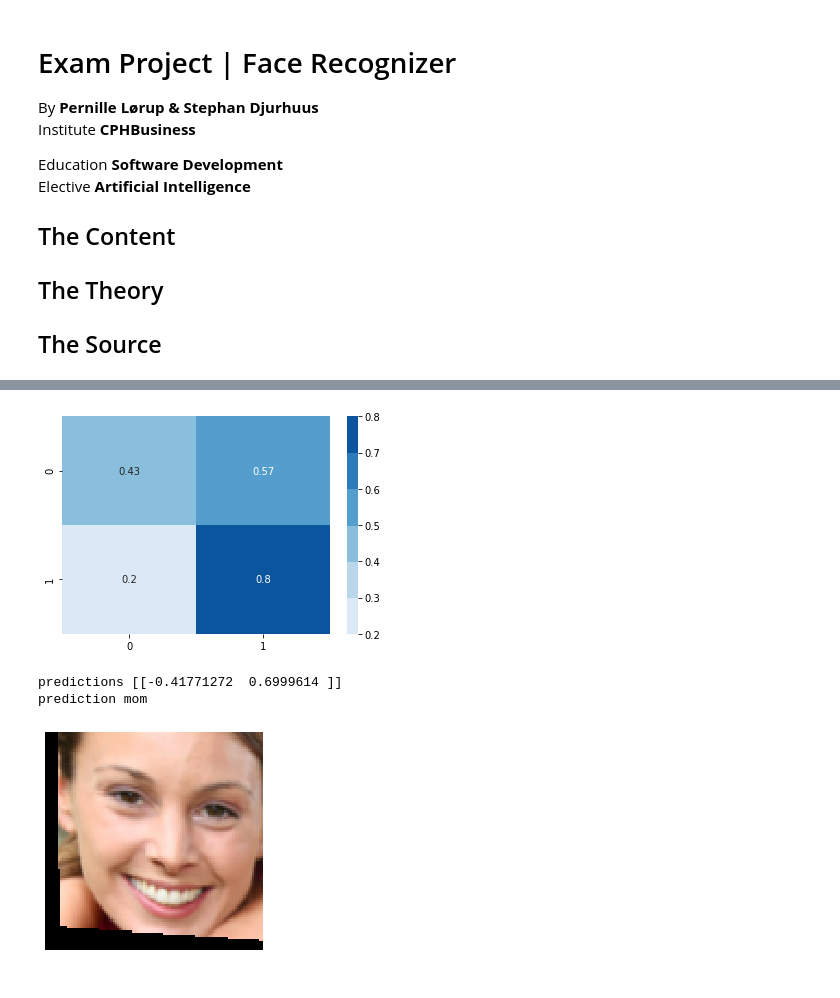
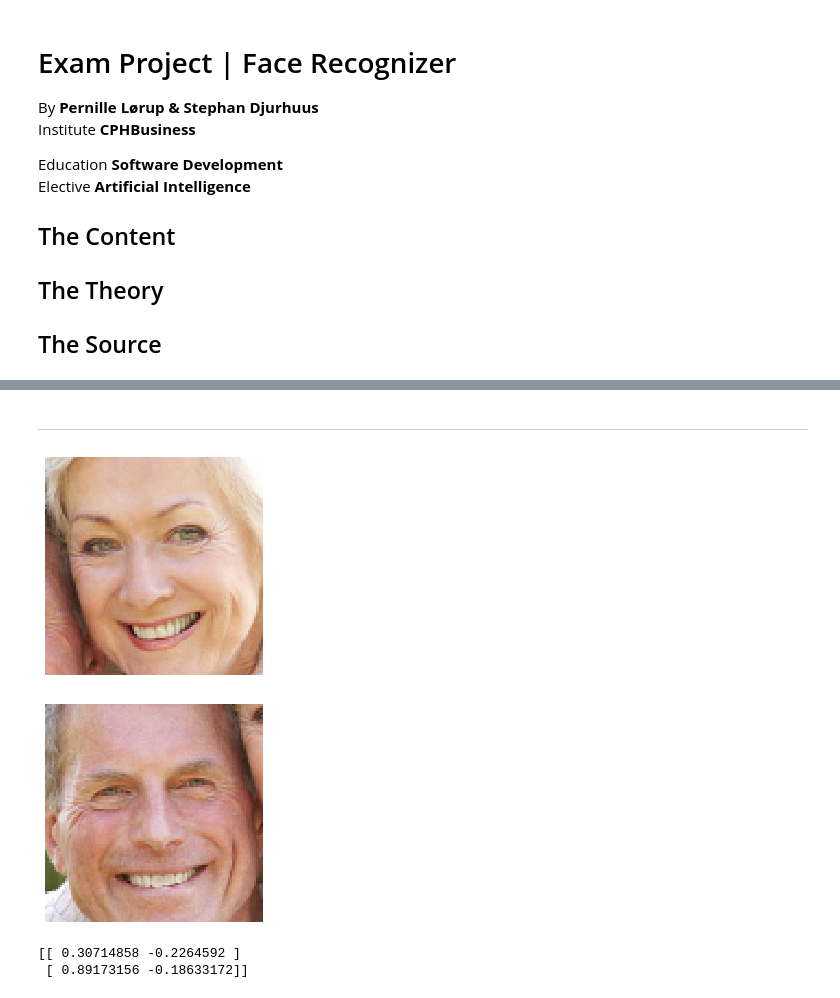
Before and after one commit to BA-Software-Development-Ed/ai-exam-project, a Jupyter notebook: src/notebooks/FaceRecognizer.ipynb, the cells around one changed output, grey strips where cells are left out. Saved outputs shown, nothing was run; the diff lists cells and outputs as text; code cells hidden in the pictures.

```diff
--- a/src/notebooks/FaceRecognizer.ipynb
+++ b/src/notebooks/FaceRecognizer.ipynb
@@ -28,7 +29,10 @@ from DataGenerator import DataGenerator
 # %%
-dad_path = '../data/face-data/PersonGroup/Family1-Dad'
-mom_path = '../data/face-data/PersonGroup/Family1-Mom'
+classes = ['dad', 'mom']
+dad_path = '../data/face-data/PersonGroup/Family3-Man'
+mom_path = '../data/face-data/PersonGroup/Family3-Lady'
 
-train_dad_data = DataGenerator.generate(dad_path, 10, label=0)
-train_mom_data = DataGenerator.generate(mom_path, 10, label=1)
-(train_images, train_labels), (test_images, test_labels) = DataGenerator.merge_shuffle([train_dad_data, train_mom_data], 0.2)
+(train_dad_data, test_dad_data) = DataGenerator.generate(dad_path, 50, label=0, test_size=.2)
+(train_mom_data, test_mom_data) = DataGenerator.generate(mom_path, 50, label=1, test_size=.2)
+
+(train_images, train_labels) = DataGenerator.merge_shuffle([train_dad_data, train_mom_data])
+(test_images, test_labels) = DataGenerator.merge_shuffle([test_dad_data, test_mom_data])
@@ -130,12 +83,0 @@ test_loss, test_acc = model.evaluate(test_images, test_labels, verbose=2)
-# %%
-# ...
-numpy_test_images = np.array(test_images, dtype='float32')
-y_pred = model.predict_classes(numpy_test_images)
-conf_matrix = tf.math.confusion_matrix(labels=test_labels, predictions=y_pred).numpy()
-
-# displaying
-conf_matrix = np.around([row/sum(row) for row in conf_matrix], decimals=2)
-plot = sns.heatmap(conf_matrix, cmap=sns.color_palette("Blues"), annot=True)
-figure = plot.get_figure()
-# %% [output]
-[figure, removed]
@@ -142,6 +88,5 @@ figure = plot.get_figure()
 # %%
-image_index = 9
-classes = ['dad', 'mom']
+image_index = 30
 image = np.array([test_images[image_index]], dtype='float32')
 
 predictions = model.predict(image)
@@ -149,12 +94,18 @@ prediction = np.argmax(predictions)
 
 print('predictions', predictions)
 print('prediction', classes[prediction])
-
-plt.axis("off")
-image = cv2.cvtColor(test_images[image_index], cv2.COLOR_BGR2RGB)
-plt.imshow(image)
-plt.show()
+Displayer.image(test_images[image_index])
-# %% [output]
-predictions [[-0.41771272  0.6999614 ]]
-prediction mom
-[figure, removed]
+# %% [markdown]
+___
+# %%
+image_path = '../data/face-data/identification3.jpg'
+test_image = cv2.imread(image_path)
+
+faceDetector = FaceDetector('FACE_DEFAULT')
+test_images = faceDetector.crop_all(test_image)
+# %%
+for image in test_images:
+    Displayer.image(image)
+# %% [output]
+[figure, added]
+[figure, added]
@@ -160,0 +115,6 @@ prediction mom
+# %%
+predictions = model.predict(images)
+print(predictions)
+# %% [output]
+[[ 0.30714858 -0.2264592 ]
+ [ 0.89173156 -0.18633172]]
```
Also changed, not shown: parts of 9 cells of this notebook, 5 other files.
